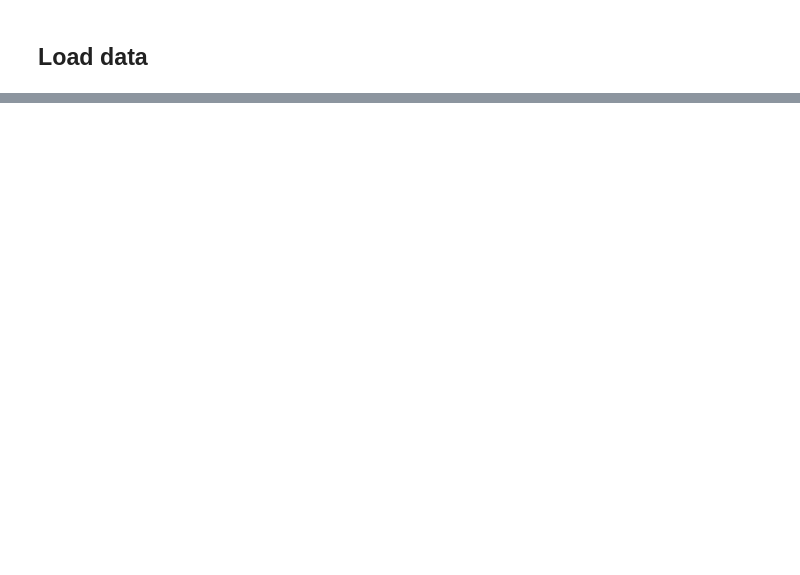
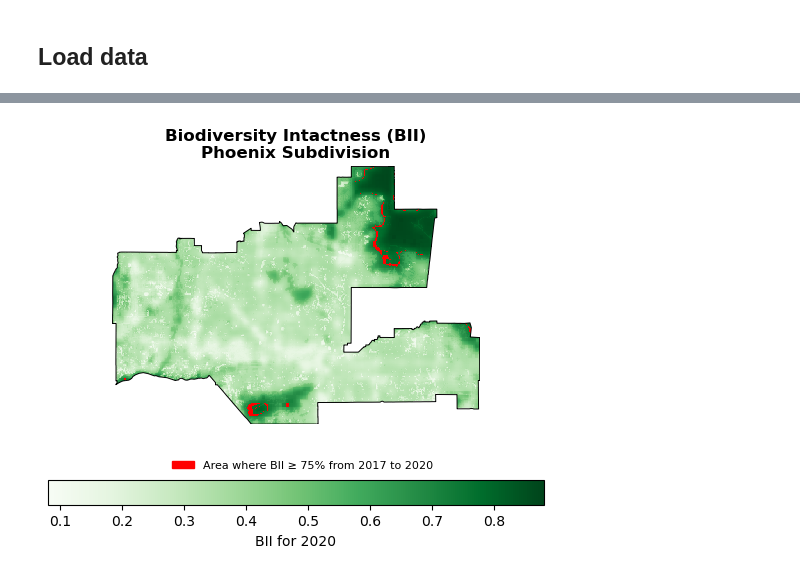
Before and after one commit to haylee360/phoenix-biodiversity, a Jupyter notebook: phoenix-biodiversity.ipynb, the cells around one changed output, grey strips where cells are left out. Drawn from its saved outputs; the diff is of its cells as text; code cells hidden in the pictures; blank space fills up the shorter version.

```diff
--- a/phoenix-biodiversity.ipynb
+++ b/phoenix-biodiversity.ipynb
@@ -355,0 +238,8 @@ ValueError: Specifying a list of colors in cmap is deprecated. Use colors keywor
+# %%
+# Find the difference between areas >= 0.75 between 2017 and 2020
+phx_diff = (phoenix_2017_clip >= 0.75) ^ (phoenix_2020_clip >= 0.75)
+
+# Assign zeroes to nan
+phx_diff = xr.where(phx_diff, 1, np.nan)
+
+phx_diff.plot()
@@ -355,0 +249,40 @@ ValueError: Specifying a list of colors in cmap is deprecated. Use colors keywor
+# %%
+# Initialize figure
+fig, ax = plt.subplots()
+
+# Turn axis off for cleaner map
+ax.axis('off')
+
+#Plot phoenix boundary
+phoenix_shp.boundary.plot(ax=ax,
+                        edgecolor='black',
+                        linewidth=0.7)
+
+# Plot BII
+phoenix_2020_clip.plot(ax=ax,
+                        cmap='Greens',
+                        cbar_kwargs = {'location':'bottom', # for intuitive biodiversity sense
+                                        'label': 'BII for 2020'})
+
+# Plot difference in BII
+phx_diff.plot(ax=ax,
+                cmap='brg',
+                add_colorbar=False)
+
+# Create custom legend for the BII difference
+bii_diff_leg = mpatches.Patch(color = "red", label = 'Area where BII ≥ 75% from 2017 to 2020')
+
+ax.legend(handles = [bii_diff_leg],
+        fontsize = 8,
+        frameon=False,
+        bbox_to_anchor=(0.9, -0.1))
+
+# Set title and axes labels
+ax.set_title('Biodiversity Intactness (BII)\nPhoenix Subdivision',
+                fontsize=12, fontweight='bold')
+ax.set_xlabel('Longitude (degrees)')
+ax.set_ylabel('Latitude (degrees)')
+
+plt.show()
+# %% [output]
+[figure, added]
```
Also changed, not shown: parts of 40 cells of this notebook.
